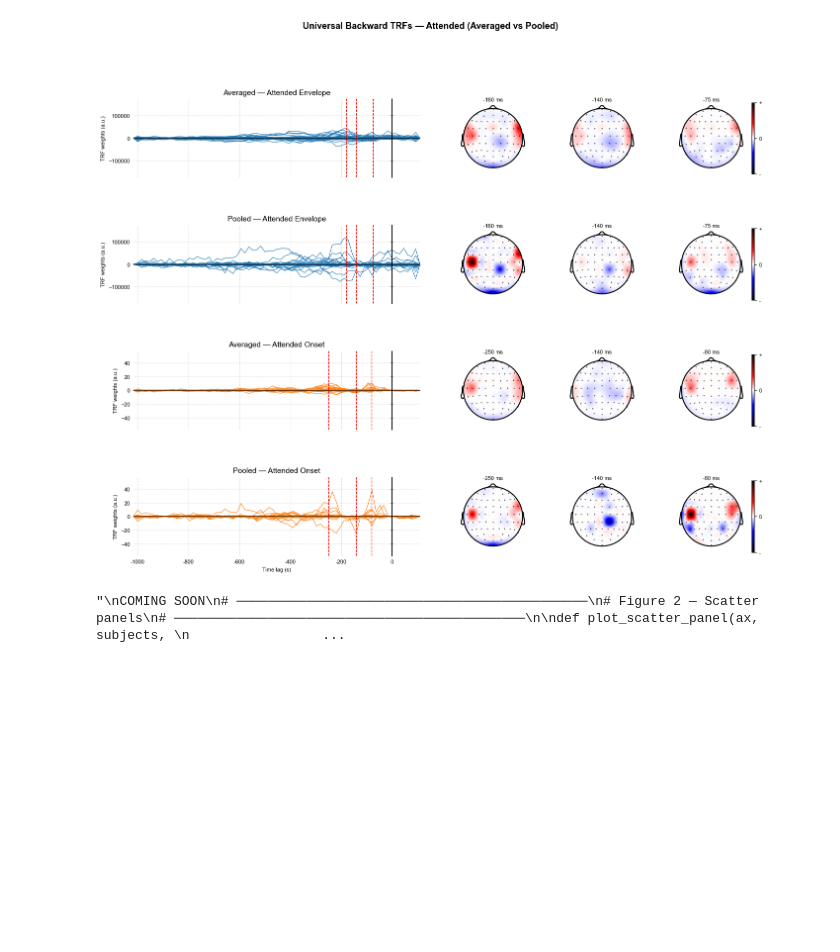
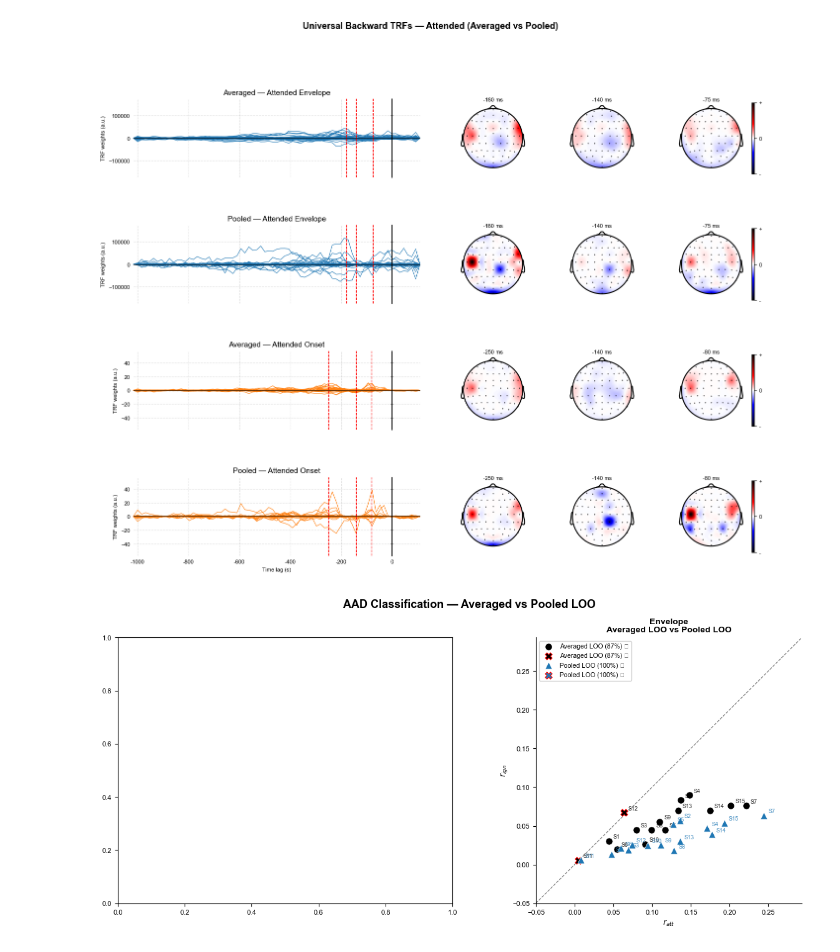
Before and after one commit to manito-coder/Beyond-TRFs, a Jupyter notebook: within-fuglsang/figures/pooled-trfs-analysis.ipynb, the cells around one changed output. Saved outputs shown, nothing was run; the diff lists cells and outputs as text; code cells hidden in the pictures; blank space fills up the shorter version.

```diff
--- a/within-fuglsang/figures/pooled-trfs-analysis.ipynb
+++ b/within-fuglsang/figures/pooled-trfs-analysis.ipynb
@@ -73,0 +61,13 @@ FileNotFoundError: [Errno 2] No such file or directory: '/Users/sylvestereley/Da
+# %%
+
+acc_pool_env,   _, r_atts_pool_env,   r_igns_pool_env   = helper_functions.aad_classifier(
+    PREDICTOR_TYPE.ENVELOPE, SUBJECTS,
+    generalised=GENERALISATION_TYPE.POOLED, cv=CROSS_VALIDATION_TYPE.LOO, aad_type=AAD_APPROACH.SINGLE
+)
+"""
+COMING SOON
+acc_pool_onset, _, r_atts_pool_onset, r_igns_pool_onset = helper_functions.aad_classifier(
+    PREDICTOR_TYPE.ENVELOPE_ONSET, SUBJECTS,
+    generalised=GENERALISATION_TYPE.POOLED, cv=CROSS_VALIDATION_TYPE.LOO
+)
+"""
@@ -83,11 +104,6 @@ def load_general_trf(predictor, attention, generalised):
         DATASET_TYPE.FUGLSANG, predictor, attention, MODEL_TYPE.BACKWARD, generalised=generalised
     )
     return eelbrain.load.unpickle(FUGLSANG_GENERAL_TRF_DIR / f'full_{name}.pickle')
-
-def prepare_trf(trf):
-    if isinstance(trf, eelbrain.BoostingResult):
-        trf = trf.h_scaled
-    return trf
 
 trf_avg_env    = load_general_trf(PREDICTOR_TYPE.ENVELOPE,       ATTENTION_TYPE.ATTENDED, GENERALISATION_TYPE.AVERAGE)
 trf_pool_env   = load_general_trf(PREDICTOR_TYPE.ENVELOPE,       ATTENTION_TYPE.ATTENDED, GENERALISATION_TYPE.POOLED)
@@ -111,7 +127,7 @@ butterfly_rows = [
 max_topos  = len(latencies_envelope)
 n_rows     = len(butterfly_rows)
 
-all_trfs_prepared = [prepare_trf(trf) for trf, _, _, _ in butterfly_rows]
+all_trfs_prepared = [trf.h_scaled for trf, _, _, _ in butterfly_rows]
 
 # Per-predictor scales
 def group_scale(trfs):
@@ -182,8 +198,8 @@ plt.show()
 # %% [output]
 [figure]
 # %%
-"""
-COMING SOON
+
+# COMING SOON
 # ─────────────────────────────────────────────
 # Figure 2 — Scatter panels
 # ─────────────────────────────────────────────
@@ -198,60 +214,59 @@ def plot_scatter_panel(ax, subjects,
     r_att_pool = np.array(list(r_att_pool.values()))
     r_ign_pool = np.array(list(r_ign_pool.values()))
 
-    for r_att, r_ign, acc, marker, label in [
-        (r_att_avg,  r_ign_avg,  acc_avg,  'o', f'Averaged LOO ({acc_avg:.0%})'),
-        (r_att_pool, r_ign_pool, acc_pool, '^', f'Pooled LOO ({acc_pool:.0%})'),
+    for r_att, r_ign, acc, dot_color, marker, label in [
+        (r_att_avg,  r_ign_avg,  acc_avg, "black",  'o', f'Averaged LOO ({acc_avg:.0%})'),
+        (r_att_pool, r_ign_pool, acc_pool, color, '^', f'Pooled LOO ({acc_pool:.0%})'),
     ]:
         correct   = r_att > r_ign
         incorrect = ~correct
 
         ax.scatter(r_att[correct], r_ign[correct],
-                   color=color, edgecolors='white', linewidths=0.5,
+                   color=dot_color, edgecolors='white', linewidths=0.5,
                    s=65, zorder=3, marker=marker, label=f'{label} ✓')
         ax.scatter(r_att[incorrect], r_ign[incorrect],
-                   color=color, edgecolors='black', linewidths=0.8,
+                   color=dot_color, edgecolors='red', linewidths=0.8,
                    s=65, zorder=3, marker='X',
                    label=f'{label} ✗')
 
         for s, x, y in zip(subjects, r_att, r_ign):
             ax.annotate(s, (x, y), textcoords='offset points', xytext=(5, 3),
-                        fontsize=6.5, color=color, alpha=0.85)
+                        fontsize=6.5, color=dot_color, alpha=0.85)
 
     all_r = np.concatenate([r_att_avg, r_ign_avg, r_att_pool, r_ign_pool])
     lim   = [-0.05, max(all_r) * 1.2]
     ax.plot(lim, lim, 'k--', linewidth=0.9, alpha=0.5, zorder=2)
     ax.set_xlim(lim)
     ax.set_ylim(lim)
     ax.set_aspect('equal')
     ax.set_xlabel(r'$r_{att}$', fontsize=9)
     ax.set_ylabel(r'$r_{ign}$', fontsize=9)
     ax.set_title(title, fontsize=10, fontweight='bold')
     ax.legend(fontsize=7.5, loc='upper left', framealpha=0.9)
     ax.spines[['top', 'right']].set_visible(False)
     ax.tick_params(labelsize=8)
 
 
 fig2, (ax_onset, ax_env) = plt.subplots(1, 2, figsize=(12, 5.5))
 
-plot_scatter_panel(
-    ax_onset, SUBJECTS,
-    r_atts_avg_onset, r_igns_avg_onset, acc_avg_onset,
-    r_atts_pool_onset, r_igns_pool_onset, acc_pool_onset,
-    color='tab:orange',
-    title='Onset\nAveraged LOO vs Pooled LOO',
-)
+# plot_scatter_panel(
+#     ax_onset, SUBJECTS,
+#     r_atts_avg_onset, r_igns_avg_onset, acc_avg_onset,
+#     r_atts_pool_onset, r_igns_pool_onset, acc_pool_onset,
+#     color='tab:orange',
+#     title='Onset\nAveraged LOO vs Pooled LOO',
+# )
 plot_scatter_panel(
     ax_env, SUBJECTS,
     r_atts_avg_env, r_igns_avg_env, acc_avg_env,
     r_atts_pool_env, r_igns_pool_env, acc_pool_env,
     color='tab:blue',
     title='Envelope\nAveraged LOO vs Pooled LOO',
 )
 
 fig2.suptitle('AAD Classification — Averaged vs Pooled LOO', fontsize=13, fontweight='bold')
 fig2.tight_layout()
 fig2.savefig(FUGLSANG_FIGURES_DIR / 'aad_pooled_scatter.png', dpi=150, bbox_inches='tight')
 plt.show()
-"""
 # %% [output]
-"\nCOMING SOON\n# ─────────────────────────────────────────────\n# Figure 2 — Scatter panels\n# ─────────────────────────────────────────────\n\ndef plot_scatter_panel(ax, subjects, \n                 ...
+[figure, added]
```
Also changed, not shown: parts of 3 cells of this notebook, 6 other files.
